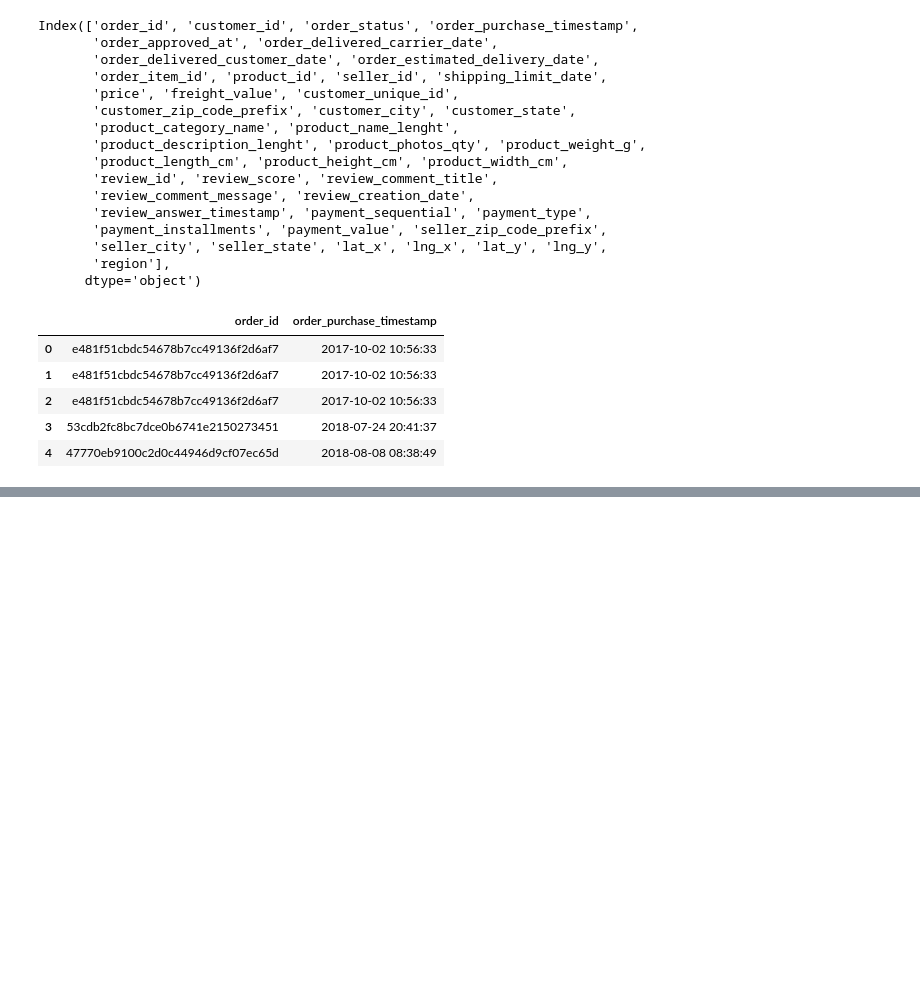
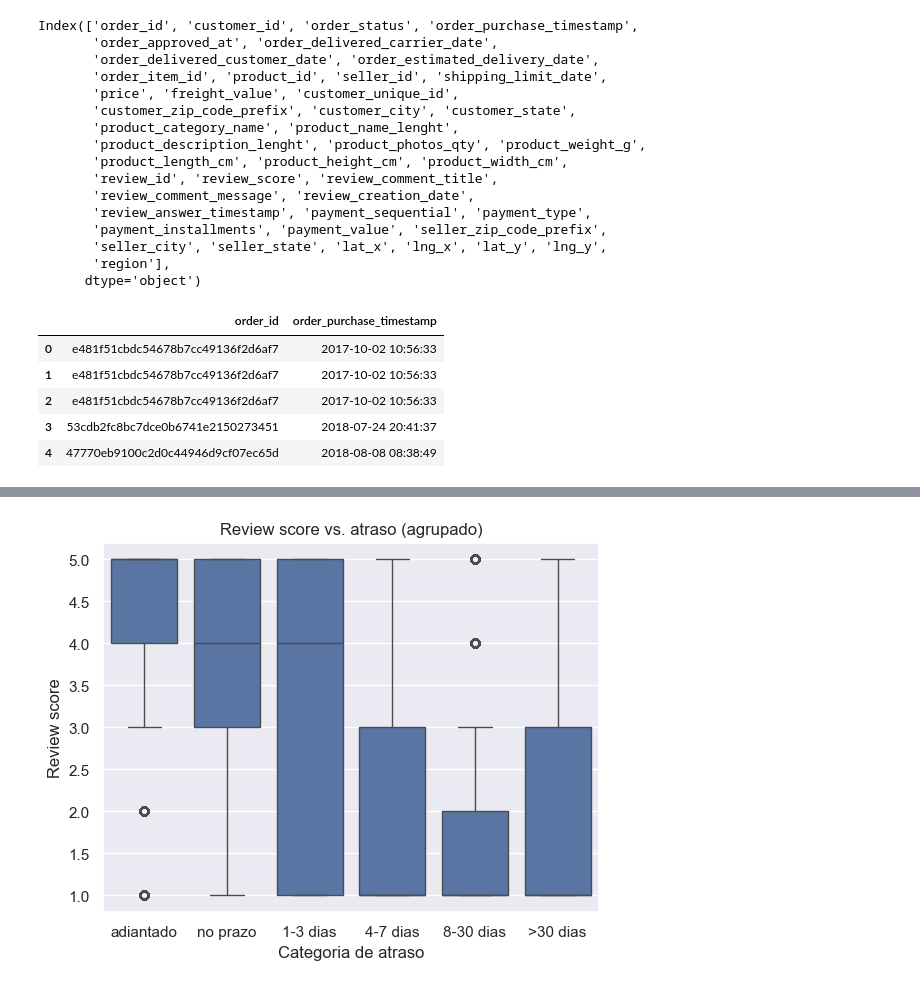
Before and after one commit to olavodd42/analise_exploratoria_olist, a Jupyter notebook: notebook.ipynb, the cells around one changed output, grey strips where cells are left out. Saved outputs shown, nothing was run; the diff lists cells and outputs as text; code cells hidden in the pictures; blank space fills up the shorter version.

```diff
--- a/notebook.ipynb
+++ b/notebook.ipynb
@@ -460,0 +521,3 @@ df_orders_timestamp['order_purchase_date'] = df_orders_timestamp[cols[1]].apply(
+# %%
+date_cols = ['order_delivered_customer_date', 'order_estimated_delivery_date']
+cols = ['delay', 'review_score']
@@ -460,0 +533,13 @@ df_orders_timestamp['order_purchase_date'] = df_orders_timestamp[cols[1]].apply(
+# %%
+#---------------------------------------------------------------------Entregas e satisfação---------------------------------------------------------------------------------------------------------------------------------
+# Relação: atraso de entrega × nota de review.
+fmt = '%Y-%m-%d %H:%M:%S'
+
+for c in date_cols:
+    df[c] = pd.to_datetime(df[c], format=fmt, errors='coerce')
+
+df['delay'] = (df[date_cols[0]] - df[date_cols[1]]).dt.floor('D')
+df['delay'] = df['delay'].dt.days
+# %%
+df_delay_review = df[cols].copy()
+df_delay_review.head()
@@ -460,0 +572,14 @@ df_orders_timestamp['order_purchase_date'] = df_orders_timestamp[cols[1]].apply(
+# %%
+df_delay_review['delay_bucket'] = pd.cut(
+    df_delay_review['delay'],
+    bins=[-999, -1, 0, 3, 7, 30, 999],
+    labels=['adiantado', 'no prazo', '1-3 dias', '4-7 dias', '8-30 dias', '>30 dias']
+)
+
+sns.boxplot(data=df_delay_review, x='delay_bucket', y='review_score')
+plt.title('Review score vs. atraso (agrupado)')
+plt.xlabel('Categoria de atraso')
+plt.ylabel('Review score')
+plt.show()
+# %% [output]
+[figure, added]
```
Also changed, not shown: parts of 24 cells of this notebook.
